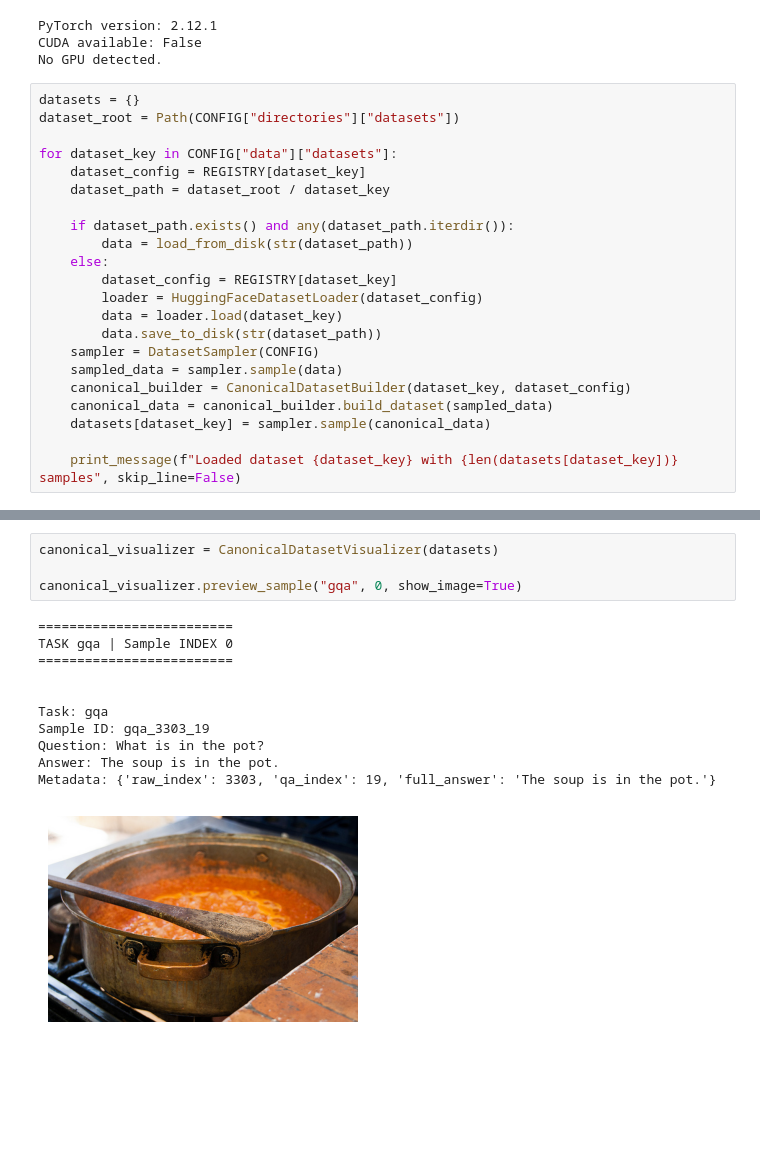
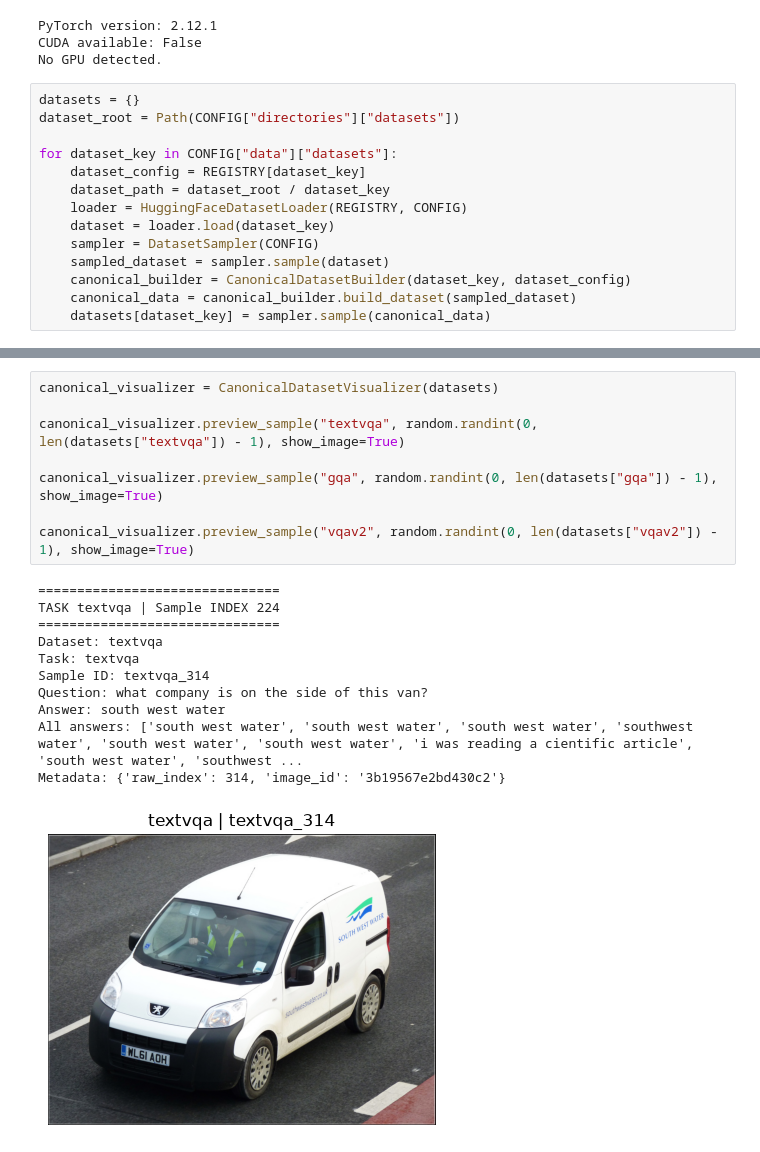
Before and after one commit to sharifbubuka/thesis, a Jupyter notebook: notebooks/modality_contribution.ipynb, the cells around one changed output, grey strips where cells are left out. Cells and saved outputs as stored; diff of their text form; blank space fills up the shorter version.

Commit message:
fix data collection and normalization pipeline

```diff
--- a/notebooks/modality_contribution.ipynb
+++ b/notebooks/modality_contribution.ipynb
@@ -34,19 +35,11 @@ dataset_root = Path(CONFIG["directories"]["datasets"])
 for dataset_key in CONFIG["data"]["datasets"]:
     dataset_config = REGISTRY[dataset_key]
     dataset_path = dataset_root / dataset_key
-
-    if dataset_path.exists() and any(dataset_path.iterdir()):
-        data = load_from_disk(str(dataset_path))
-    else:
-        dataset_config = REGISTRY[dataset_key]
-        loader = HuggingFaceDatasetLoader(dataset_config)
-        data = loader.load(dataset_key)
-        data.save_to_disk(str(dataset_path))
+    loader = HuggingFaceDatasetLoader(REGISTRY, CONFIG)
+    dataset = loader.load(dataset_key)
     sampler = DatasetSampler(CONFIG)
-    sampled_data = sampler.sample(data)
+    sampled_dataset = sampler.sample(dataset)
     canonical_builder = CanonicalDatasetBuilder(dataset_key, dataset_config)
-    canonical_data = canonical_builder.build_dataset(sampled_data)
+    canonical_data = canonical_builder.build_dataset(sampled_dataset)
     datasets[dataset_key] = sampler.sample(canonical_data)
-
-    print_message(f"Loaded dataset {dataset_key} with {len(datasets[dataset_key])} samples", skip_line=False)
 # %% [output]
@@ -62,16 +64,20 @@ Loaded dataset vizwiz with 4000 samples
 # %%
 canonical_visualizer = CanonicalDatasetVisualizer(datasets)
 
-canonical_visualizer.preview_sample("gqa", 0, show_image=True)
+canonical_visualizer.preview_sample("textvqa", random.randint(0, len(datasets["textvqa"]) - 1), show_image=True)
+
+canonical_visualizer.preview_sample("gqa", random.randint(0, len(datasets["gqa"]) - 1), show_image=True)
+
+canonical_visualizer.preview_sample("vqav2", random.randint(0, len(datasets["vqav2"]) - 1), show_image=True)
 # %% [output]
-=========================
-TASK gqa | Sample INDEX 0
-=========================
-
-
-Task: gqa
-Sample ID: gqa_3303_19
-Question: What is in the pot?
-Answer: The soup is in the pot.
-Metadata: {'raw_index': 3303, 'qa_index': 19, 'full_answer': 'The soup is in the pot.'}
+===============================
+TASK textvqa | Sample INDEX 224
+===============================
+Dataset: textvqa
+Task: textvqa
+Sample ID: textvqa_314
+Question: what company is on the side of this van?
+Answer: south west water
+All answers: ['south west water', 'south west water', 'south west water', 'southwest water', 'south west water', 'south west water', 'i was reading a cientific article', 'south west water', 'southwest ...
+Metadata: {'raw_index': 314, 'image_id': '3b19567e2bd430c2'}
-[figure, old version]
+[figure, new version]
```
Also changed, not shown: parts of 4 cells of this notebook, 6 other files.
